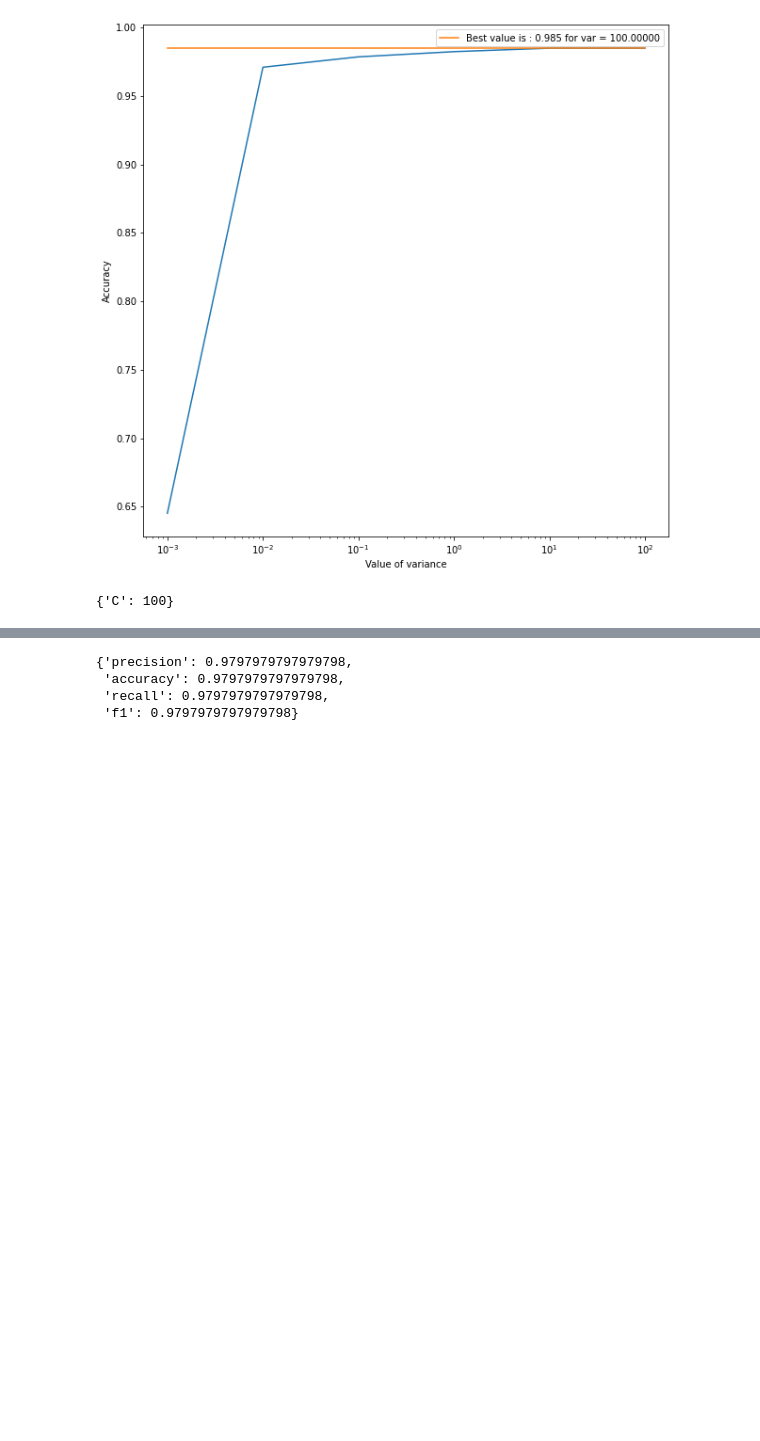
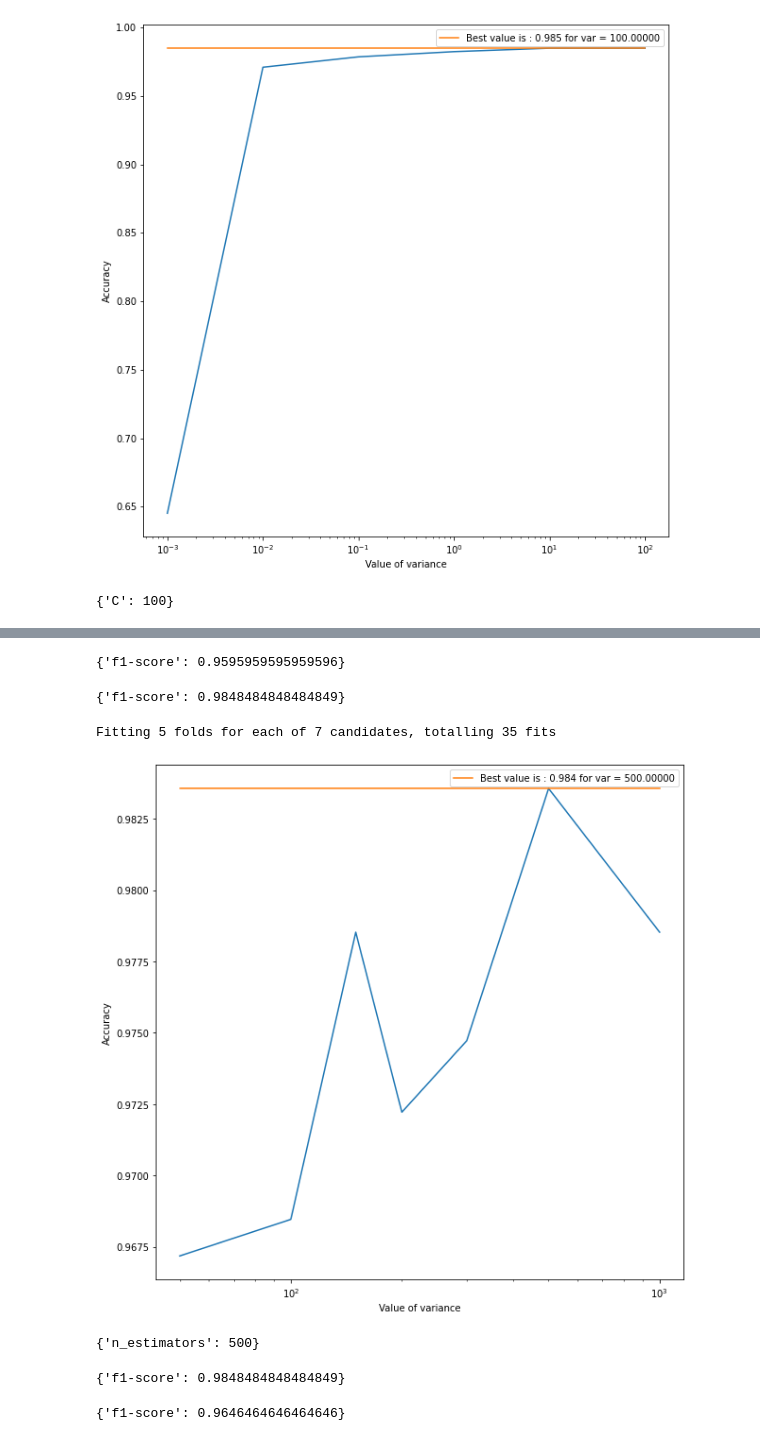
Before and after one commit to Arthur8754/ProjetML, a Jupyter notebook: main.ipynb, the cells around one changed output, grey strips where cells are left out. Saved outputs shown, nothing was run; the diff lists cells and outputs as text; code cells hidden in the pictures; blank space fills up the shorter version.

```diff
--- a/main.ipynb
+++ b/main.ipynb
@@ -129,9 +184,61 @@ perceptron_classifier.train(X_train,y_train)
 y_pred = perceptron_classifier.predict(X_test)
 
 # use the LabelEncoder object to transform your data
-perceptron_classifier.error(y_pred,y_test)
+score = perceptron_classifier.error(y_pred,y_test)
+f1_parameters.append(score['f1-score'])
+
+print(score)
 # %% [output]
-{'precision': 0.9797979797979798,
- 'accuracy': 0.9797979797979798,
- 'recall': 0.9797979797979798,
- 'f1': 0.9797979797979798}
+{'f1-score': 0.9595959595959596}
+# %%
+models.append('Random Forest')
+
+rdforest_classifier = RandomForest_Classifier()
+rdforest_classifier.train(X_train,y_train)
+
+y_pred = rdforest_classifier.predict(X_test)
+score = rdforest_classifier.error(y_pred,y_test)
+
+f1_no_parameters.append(score['f1-score'])
+print(score)
+# %% [output]
+{'f1-score': 0.9848484848484849}
+# %%
+# create an instance of the LogisticRegressionClassifier class with a dictionary of hyperparameters to search over
+rdforest_classifier = RandomForest_Classifier({"n_estimators":[50,100,150,200,300,500,1000]})
+
+# find the best hyperparameters for the classifier
+rdforest_best_params = rdforest_classifier.hyperparameter_search(X_train, y_train, k=5,graphic=True)
+print(rdforest_best_params)
+# %% [output]
+Fitting 5 folds for each of 7 candidates, totalling 35 fits
+[figure, added]
+{'n_estimators': 500}
+# %%
+rdforest_classifier = RandomForest_Classifier()
+rdforest_classifier.setParameter(rdforest_best_params)
+
+rdforest_classifier.train(X_train,y_train)
+
+y_pred = rdforest_classifier.predict(X_test)
+
+# use the LabelEncoder object to transform your data
+score = rdforest_classifier.error(y_pred,y_test)
+f1_parameters.append(score['f1-score'])
+
+print(score)
+# %% [output]
+{'f1-score': 0.9848484848484849}
+# %%
+models.append('KNN')
+
+knn_classifier = KNN_Classifier()
+knn_classifier.train(X_train,y_train)
+
+y_pred = knn_classifier.predict(X_test)
+score = knn_classifier.error(y_pred,y_test)
+
+f1_no_parameters.append(score['f1-score'])
+print(score)
+# %% [output]
+{'f1-score': 0.9646464646464646}
```
Also changed, not shown: parts of 14 cells of this notebook, 5 other files.
